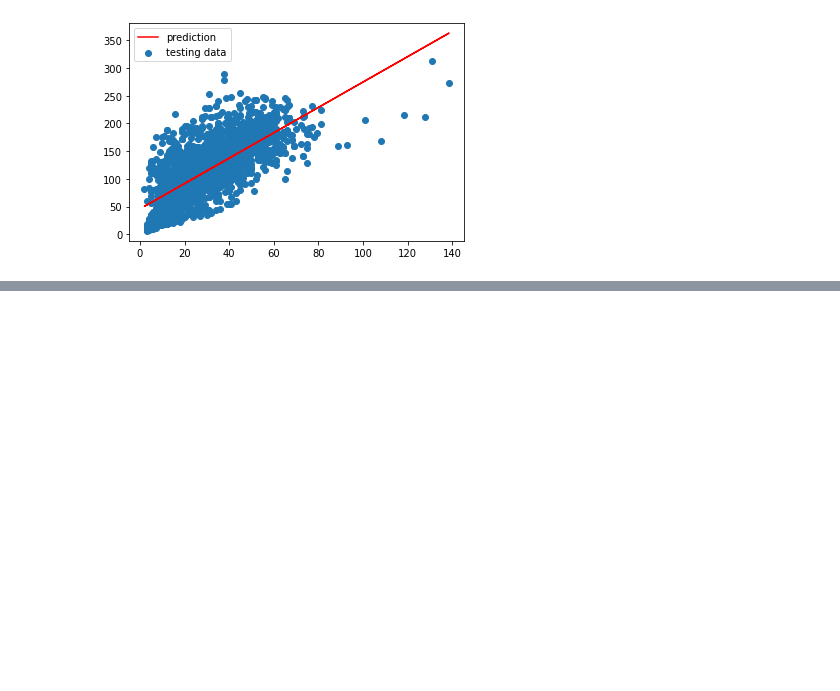
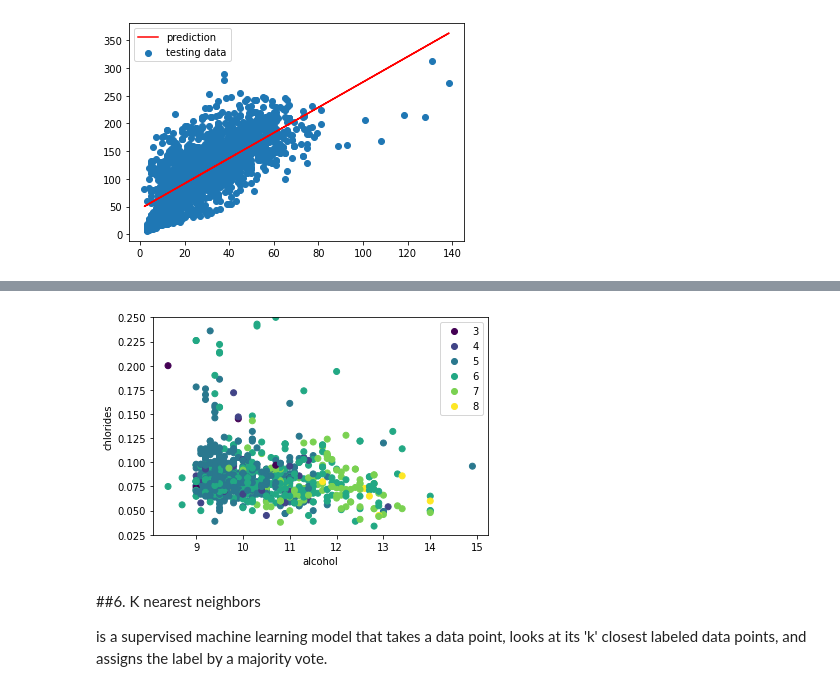
Before and after one commit to udicr/PyEx, a Jupyter notebook: notebooks/DataScience.ipynb, the cells around one changed output, grey strips where cells are left out. Cells and saved outputs as stored; diff of their text form; code cells hidden in the pictures; blank space fills up the shorter version.

```diff
--- a/notebooks/DataScience.ipynb
+++ b/notebooks/DataScience.ipynb
@@ -200,0 +258,15 @@ model.score(X_test,Y_test)
+# %%
+colors = [int(item) for item in winequality_df[:1000]['quality']]
+scatter = plt.scatter(winequality_df[:1000]['alcohol'],winequality_df[:1000]['chlorides'], c=colors)
+plt.xlabel('alcohol')
+plt.ylabel('chlorides')
+plt.ylim(0.025,0.25)
+plt.legend(handles=scatter.legend_elements()[0],labels=range(3,10))
+plt.show()
+# %% [output]
+[figure, added]
+# %% [markdown]
+##6. K nearest neighbors
+
+is a supervised machine learning model that takes a data point, looks at its 'k' closest labeled data points,
+and assigns the label by a majority vote.
```
Also changed, not shown: parts of 14 cells of this notebook.
